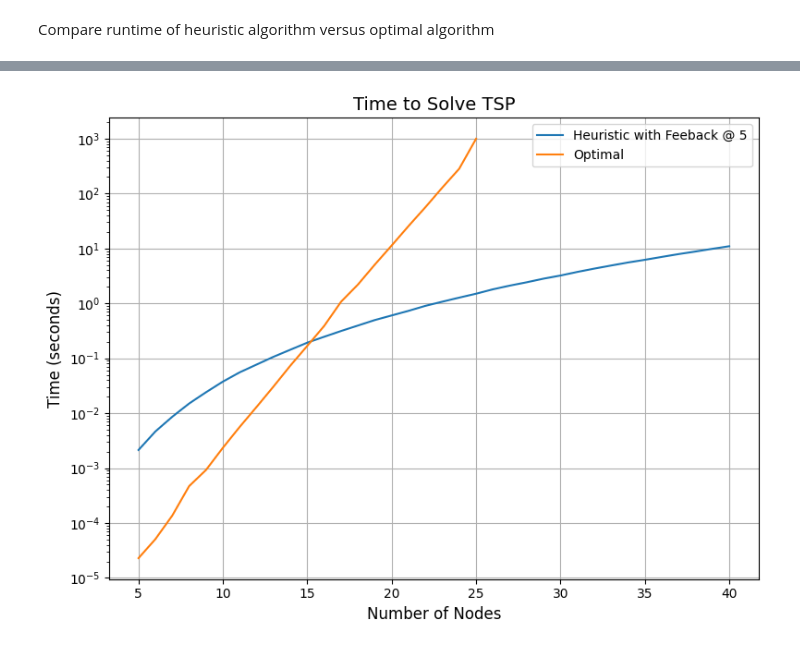
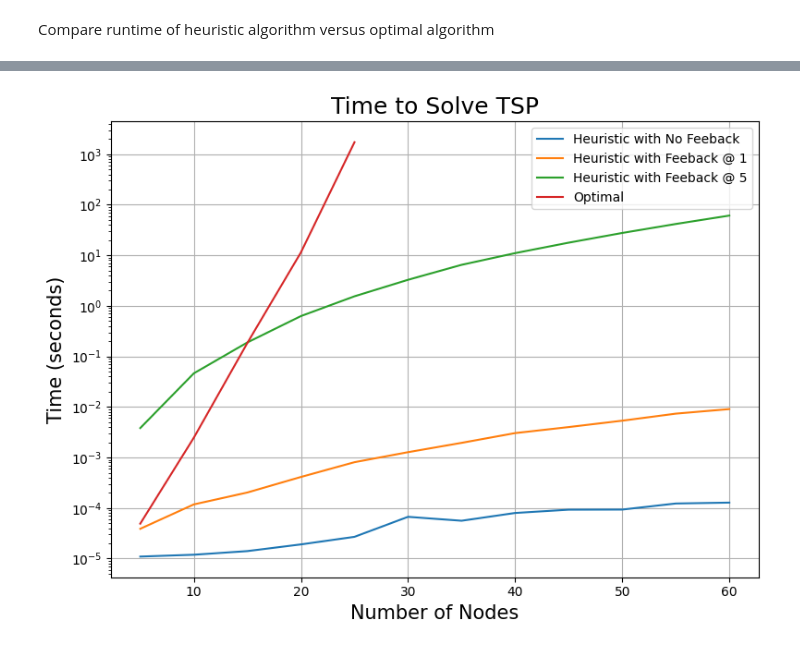
Before and after one commit to damonlin1/HeuristicAlgorithmGeneration, a Jupyter notebook: tsp.ipynb, the cells around one changed output, grey strips where cells are left out. Drawn from its saved outputs; the diff is of its cells as text; code cells hidden in the pictures.

````diff
--- a/tsp.ipynb
+++ b/tsp.ipynb
@@ -12,5 +12,5 @@ from tqdm import tqdm
 from IPython import get_ipython
 # %%
 ipython = get_ipython()
-client = OpenAI(api_key = 'your-api-key')
+client = OpenAI(api_key = 'sk-proj-zAfbL0i6aR55d0um6PIbT3BlbkFJmv9ZlKICyHqZbZtuvYJo')
 pattern = re.compile(r'```python\n(.*?)```', re.DOTALL)
@@ -323,16 +278,21 @@ plt.tight_layout()
 # %%
-n = 21
 k = 10
-x = list(range(4, n, 2))
-y1, y2 = [], []
-for i in x:
+w = list(range(5, 23))
+z1, z2, z3, z4 = [], [], [], []
+for i in w:
     print(f'Running on graph with {i} nodes')
-    cost1, cost2 = 0, 0
+    cost1, cost2, cost3, cost4 = 0, 0, 0, 0
     for _ in range(k):
         g = generate_complete_graph(i)
-        tour = tsp_heuristic3(g)
-        cost1 += tour_cost(tour, g)
-        cost2 += tsp(g)
-    y1.append(cost1 / k)
-    y2.append(cost2 / k)
+        tour1 = tsp_heuristic(g)
+        tour2 = tsp_heuristic2(g)
+        tour3 = tsp_heuristic3(g)
+        cost1 += tour_cost(tour1, g)
+        cost2 += tour_cost(tour2, g)
+        cost3 += tour_cost(tour3, g)
+        cost4 += tsp(g)
+    z1.append(cost1 / k)
+    z2.append(cost2 / k)
+    z3.append(cost3 / k)
+    z4.append(cost4 / k)
 # %% [output]
@@ -384,13 +389,16 @@ for m in ms:
 # %%
 plt.figure(figsize=(8, 6))
-plt.plot(ms, t1, label='Heuristic with Feeback @ 5')
-plt.plot(ms1, t2, label='Optimal')
+plt.plot(ms, t1, label='Heuristic with No Feeback')
+plt.plot(ms, t2, label='Heuristic with Feeback @ 1')
+plt.plot(ms, t3, label='Heuristic with Feeback @ 5')
+plt.plot(ms1, t4, label='Optimal')
 plt.legend()
-plt.xlabel('Number of Nodes', fontsize=12)
-plt.ylabel('Time (seconds)', fontsize=12)
-plt.title('Time to Solve TSP', fontsize=14)
+plt.xlabel('Number of Nodes', fontsize=15)
+plt.ylabel('Time (seconds)', fontsize=15)
+plt.title('Time to Solve TSP', fontsize=18)
 plt.grid(True)
 plt.yscale('log')
 plt.tight_layout()
+plt.savefig('/Users/damonlin/Downloads/runtime.pdf')
 # %% [output]
-[figure, old version]
+[figure, new version]
````
Also changed, not shown: parts of 15 cells of this notebook.
